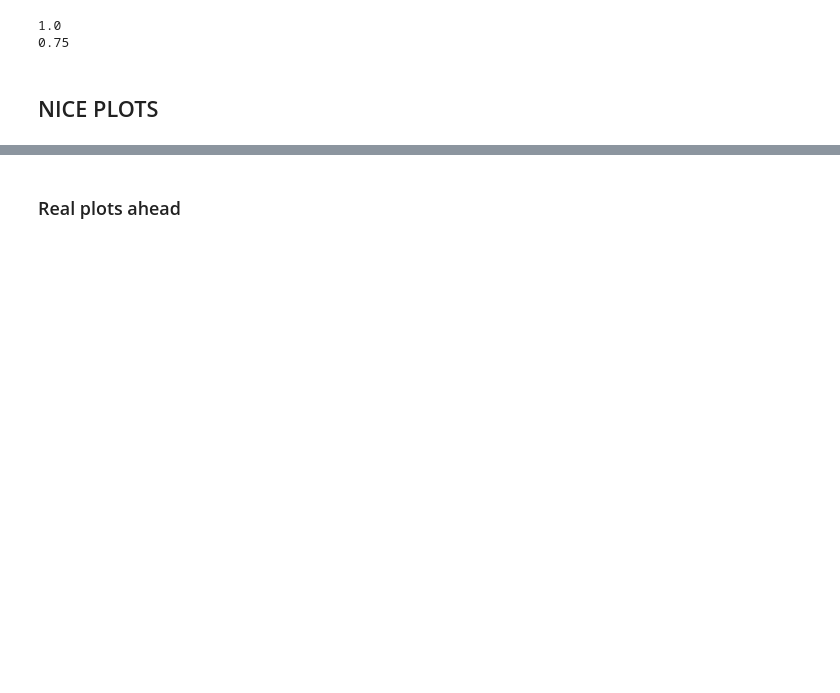
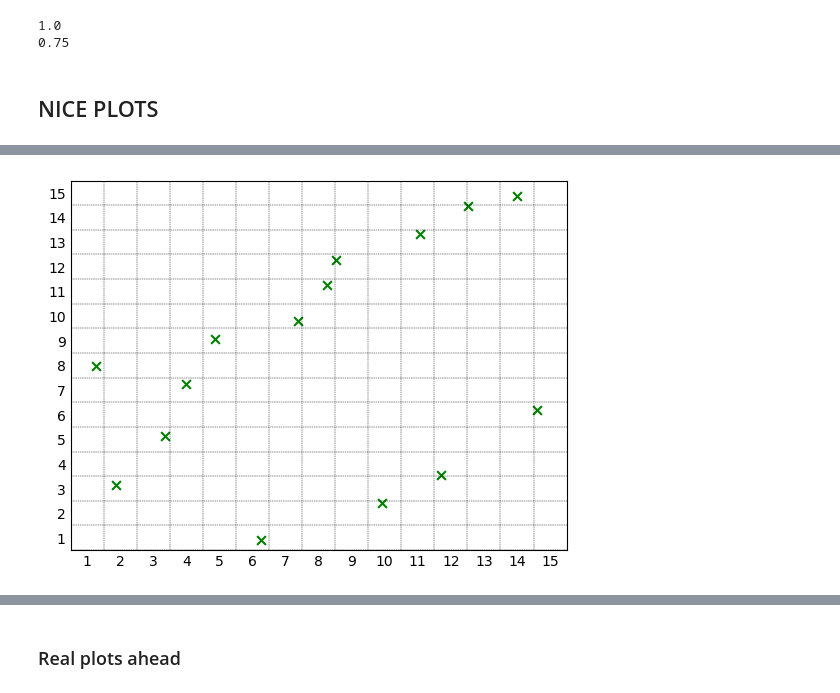
Before and after one commit to alecrespi/latinexpansion, a Jupyter notebook: PLAYGROUND.ipynb, the cells around one changed output, grey strips where cells are left out. Cells and saved outputs as stored; diff of their text form; code cells hidden in the pictures; blank space fills up the shorter version.

```diff
--- a/PLAYGROUND.ipynb
+++ b/PLAYGROUND.ipynb
@@ -214,0 +159,5 @@ def tmpplotLHS(lhs: np.ndarray, grid: bool = False, highlight: bool = False, sav
+# %%
+N13, M13 = 15, 5
+ss13 = LHS.random(N13)
+exp13 = eLHS(ss13, M13)
+expss13 = concat(ss13, exp13['expansion'])
@@ -214,0 +180,11 @@ def tmpplotLHS(lhs: np.ndarray, grid: bool = False, highlight: bool = False, sav
+# %%
+s=40
+multiplot = usePlotSampleSet([], N13 + M13, grid=False, interval_labels=True)
+monoplot = usePlotSampleSet(ss13, s=s, m="x", c="green", grid=True, highlight=True, interval_labels=True)
+# %%
+monoplot(highlight=False,
+        overlaps=False,
+        voids=False, voids_c="blue", voids_a=.25,
+        save=False, filepath="./DOCS/src/imgs/algo1.png")
+# %% [output]
+[figure, added]
```
Also changed, not shown: parts of 30 cells of this notebook, 20 other files.
